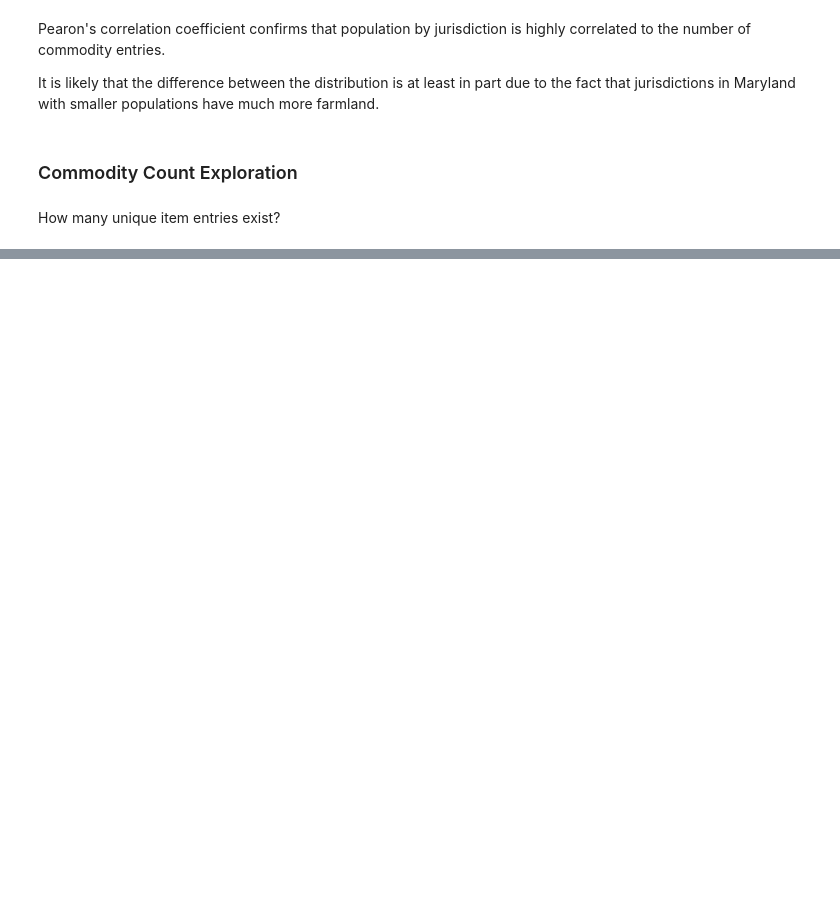
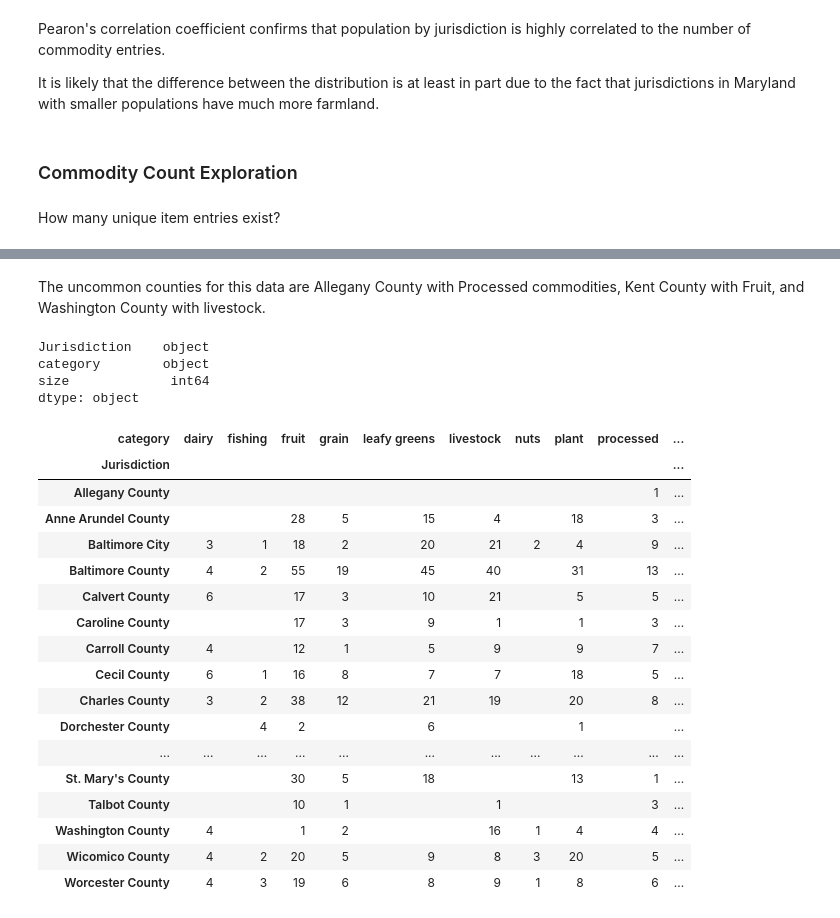
Before and after one commit to danstd/MD_Best, a Jupyter notebook: commodity_data_exploration.ipynb, the cells around one changed output, grey strips where cells are left out. Drawn from its saved outputs; the diff is of its cells as text; code cells hidden in the pictures; blank space fills up the shorter version.

Commit message:
Cleaned and added more analysis.

```diff
--- a/commodity_data_exploration.ipynb
+++ b/commodity_data_exploration.ipynb
@@ -170,0 +232,17 @@ There is a fairly wide spread of commodity counts, discounting the aforementione
+# %%
+# Join with geographical information.
+commodity_norm = commodity_norm.merge(right=county_set, on="seller_id")
+# %%
+# Read in the established category for each commodity.
+commodity_category = pd.read_csv("commodity_categories.csv", header=None)
+commodity_category = commodity_category.rename(columns={0:"commodity", 1:"category"})
+# %%
+# Join with the data.
+commodity_norm = commodity_norm.merge(right=commodity_category, on="commodity")
+# %%
+# Find the most common category for each jurisdiction.
+c_j_group = commodity_norm.groupby(["Jurisdiction", "category"], as_index=False).size()
+
+c_j_outer = c_j_group.groupby("Jurisdiction", as_index=False)["size"].max()
+
+c_j_outer.merge(right=c_j_group, on=["Jurisdiction", "size"])
@@ -170,0 +267,37 @@ There is a fairly wide spread of commodity counts, discounting the aforementione
+# %% [markdown]
+The uncommon counties for this data are Allegany County with Processed commodities, Kent County with Fruit, and Washington County with livestock.
+# %%
+c_j_group.dtypes
+# %% [output]
+Jurisdiction    object
+category        object
+size             int64
+dtype: object
+# %%
+# Pivot data.
+c_j_pivot = c_j_group.pivot("Jurisdiction", "category", "size")
+# clean display
+c_j_pivot = c_j_pivot.fillna("")
+for col in c_j_pivot.columns.tolist():
+    c_j_pivot[col] = c_j_pivot[col].astype(str).apply(lambda x: x.replace(".0",""))
+
+c_j_pivot
+# %% [output]
+| category | dairy | fishing | fruit | grain | leafy greens | livestock | nuts | plant | processed | ... |
+| Jurisdiction |  |  |  |  |  |  |  |  |  | ... |
+| Allegany County |  |  |  |  |  |  |  |  | 1 | ... |
+| Anne Arundel County |  |  | 28 | 5 | 15 | 4 |  | 18 | 3 | ... |
+| Baltimore City | 3 | 1 | 18 | 2 | 20 | 21 | 2 | 4 | 9 | ... |
+| Baltimore County | 4 | 2 | 55 | 19 | 45 | 40 |  | 31 | 13 | ... |
+| Calvert County | 6 |  | 17 | 3 | 10 | 21 |  | 5 | 5 | ... |
+| Caroline County |  |  | 17 | 3 | 9 | 1 |  | 1 | 3 | ... |
+| Carroll County | 4 |  | 12 | 1 | 5 | 9 |  | 9 | 7 | ... |
+| Cecil County | 6 | 1 | 16 | 8 | 7 | 7 |  | 18 | 5 | ... |
+| Charles County | 3 | 2 | 38 | 12 | 21 | 19 |  | 20 | 8 | ... |
+| Dorchester County |  | 4 | 2 |  | 6 |  |  | 1 |  | ... |
+| ... | ... | ... | ... | ... | ... | ... | ... | ... | ... | ... |
+| St. Mary's County |  |  | 30 | 5 | 18 |  |  | 13 | 1 | ... |
+| Talbot County |  |  | 10 | 1 |  | 1 |  |  | 3 | ... |
+| Washington County | 4 |  | 1 | 2 |  | 16 | 1 | 4 | 4 | ... |
+| Wicomico County | 4 | 2 | 20 | 5 | 9 | 8 | 3 | 20 | 5 | ... |
+| Worcester County | 4 | 3 | 19 | 6 | 8 | 9 | 1 | 8 | 6 | ... |
```
Also changed, not shown: parts of 31 cells of this notebook.
